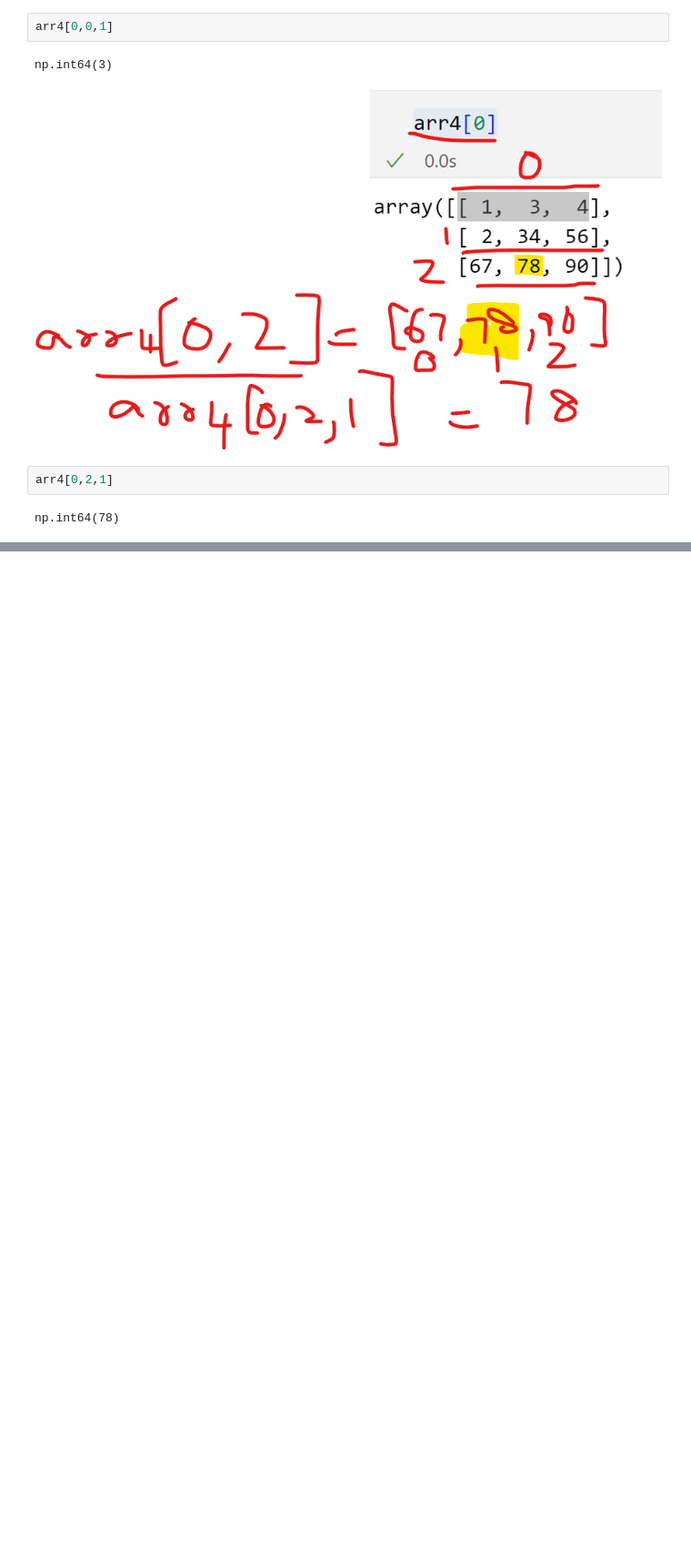
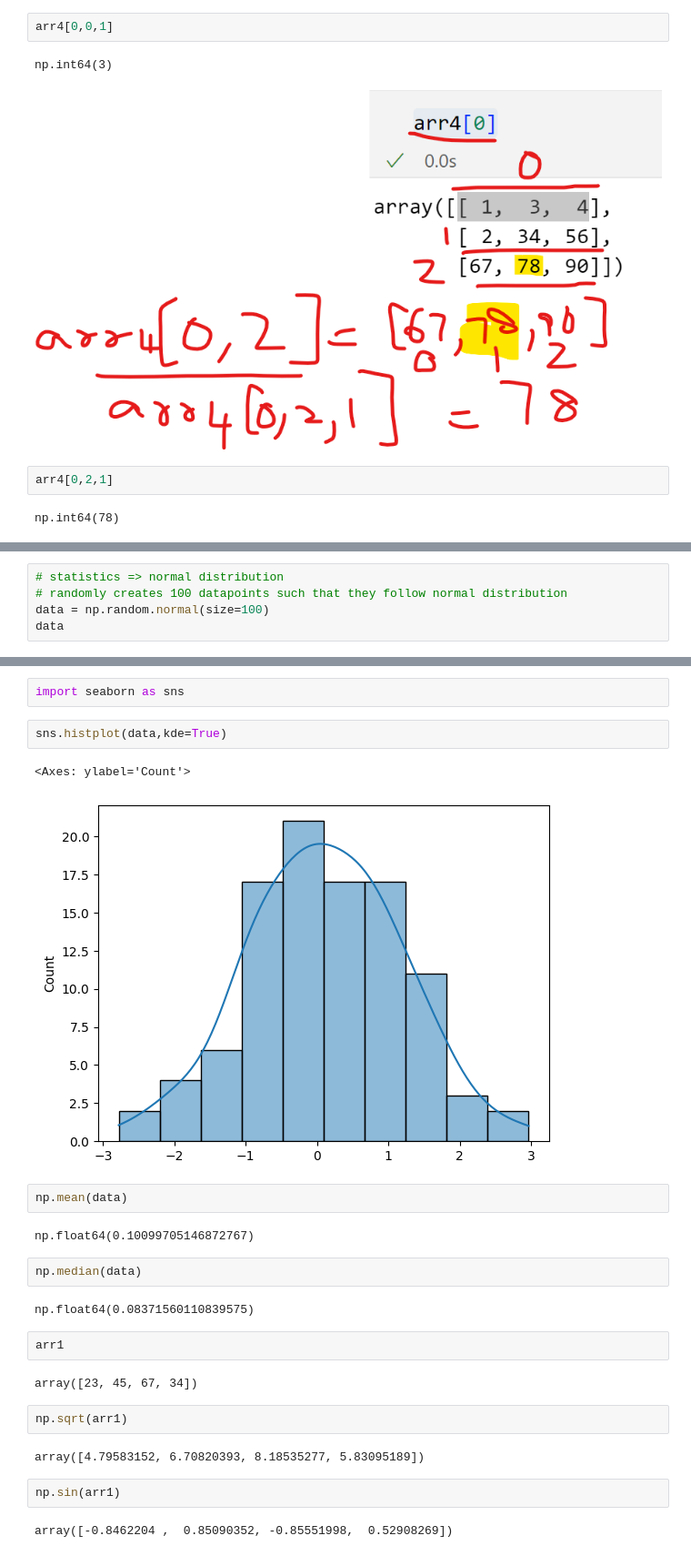
Before and after one commit to Sindhura-tr/Advance-Python-1130-130, a Jupyter notebook: NumPy/NumericPython.ipynb, the cells around one changed output, grey strips where cells are left out. Shown at 91% size. Saved outputs shown, nothing was run; the diff lists cells and outputs as text; blank space fills up the shorter version.

```diff
--- a/NumPy/NumericPython.ipynb
+++ b/NumPy/NumericPython.ipynb
@@ -164,0 +355,5 @@ np.int64(78)
+# %%
+# statistics => normal distribution
+# randomly creates 100 datapoints such that they follow normal distribution
+data = np.random.normal(size=100)
+data
@@ -164,0 +381,27 @@ np.int64(78)
+# %%
+import seaborn as sns
+# %%
+sns.histplot(data,kde=True)
+# %% [output]
+<Axes: ylabel='Count'>
+[figure, added]
+# %%
+np.mean(data)
+# %% [output]
+np.float64(0.10099705146872767)
+# %%
+np.median(data)
+# %% [output]
+np.float64(0.08371560110839575)
+# %%
+arr1
+# %% [output]
+array([23, 45, 67, 34])
+# %%
+np.sqrt(arr1)
+# %% [output]
+array([4.79583152, 6.70820393, 8.18535277, 5.83095189])
+# %%
+np.sin(arr1)
+# %% [output]
+array([-0.8462204 ,  0.85090352, -0.85551998,  0.52908269])
```
Also changed, not shown: parts of 38 cells of this notebook.
